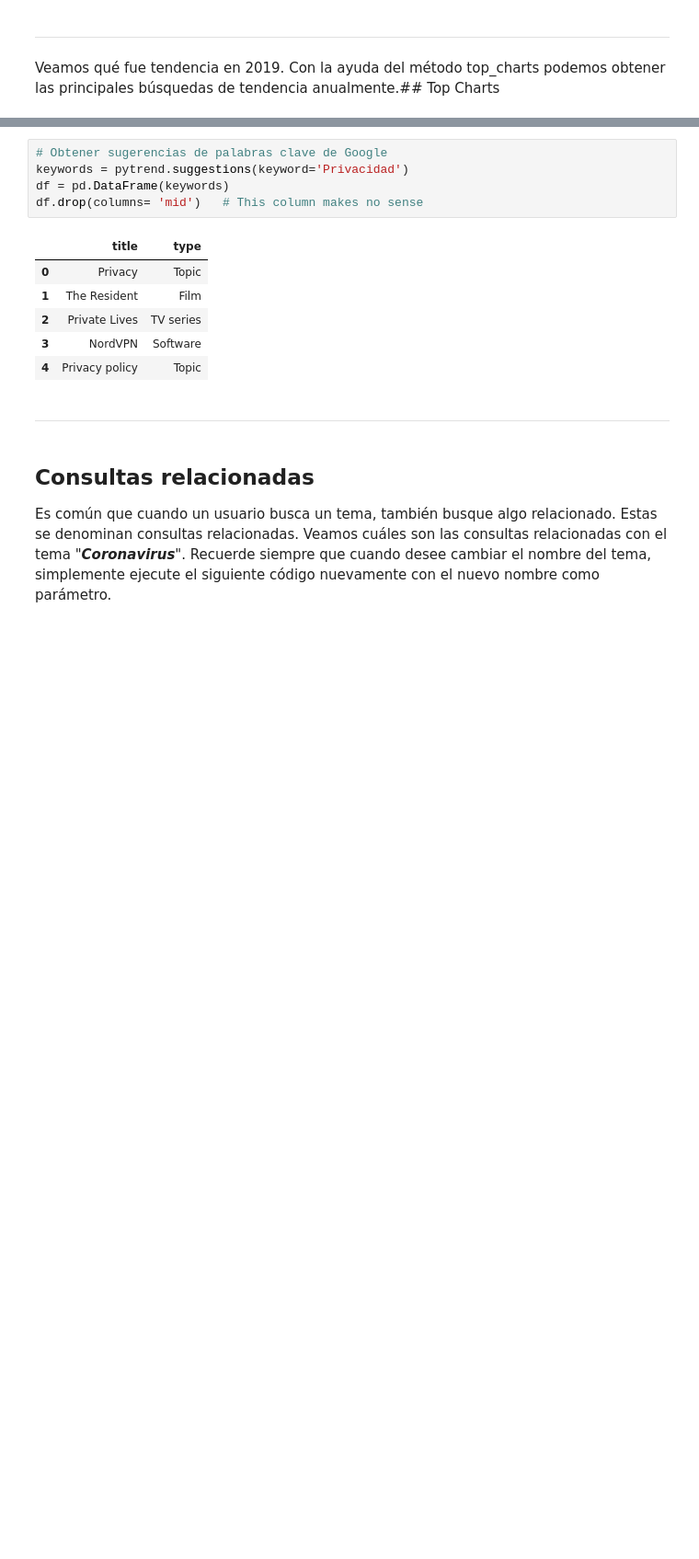
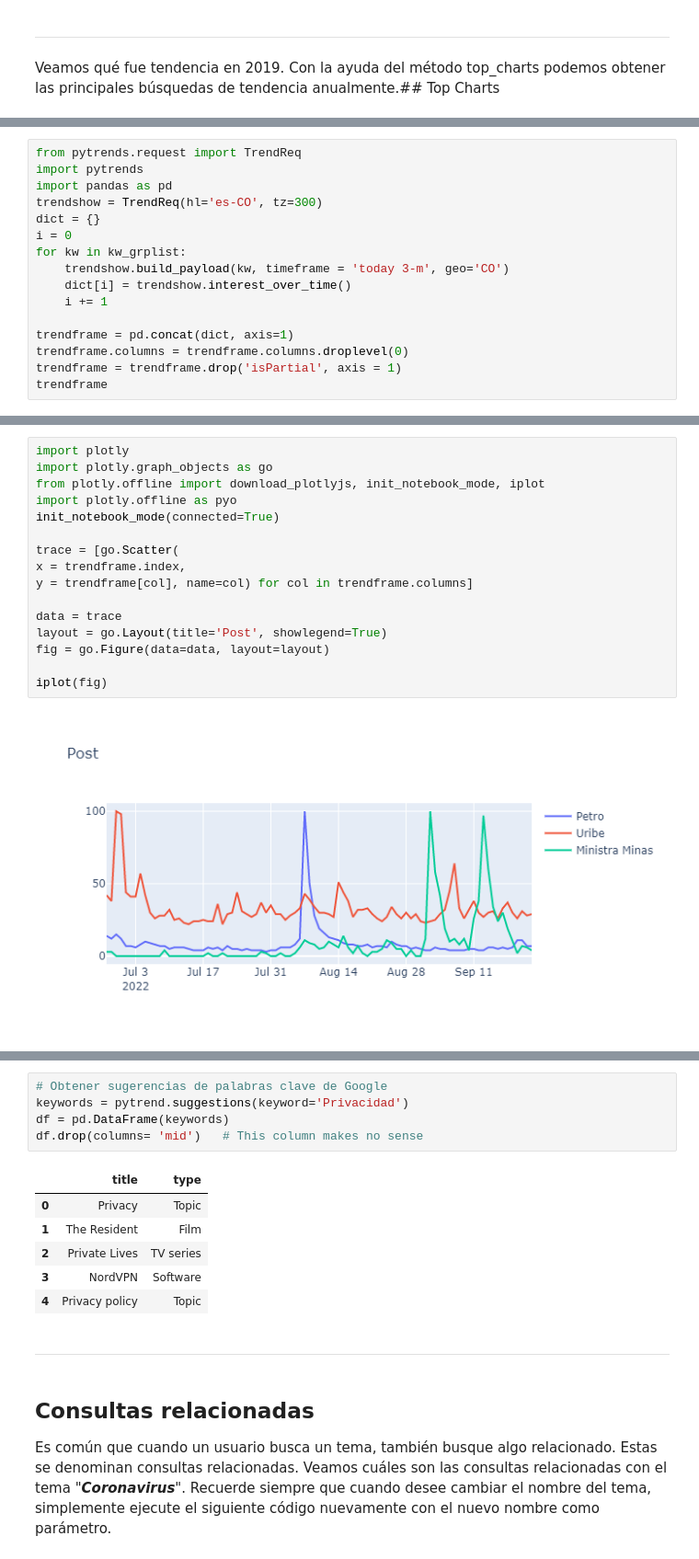
Before and after one commit to DEC-Datos-Etica-y-Comportamiento/Tutoriales, a Jupyter notebook: Google_Trends_API.ipynb, the cells around one changed output, grey strips where cells are left out. Shown: that part at 92% size. Cells and saved outputs as stored; diff of their text form; blank space fills up the shorter version.

```diff
--- a/Google_Trends_API.ipynb
+++ b/Google_Trends_API.ipynb
@@ -141,0 +266,16 @@ df.head()
+# %%
+from pytrends.request import TrendReq
+import pytrends
+import pandas as pd
+trendshow = TrendReq(hl='es-CO', tz=300)
+dict = {}
+i = 0
+for kw in kw_grplist:
+    trendshow.build_payload(kw, timeframe = 'today 3-m', geo='CO')
+    dict[i] = trendshow.interest_over_time()
+    i += 1
+
+trendframe = pd.concat(dict, axis=1)
+trendframe.columns = trendframe.columns.droplevel(0)
+trendframe = trendframe.drop('isPartial', axis = 1)
+trendframe
@@ -142,3 +297,21 @@ df.head()
+# %%
+import plotly
+import plotly.graph_objects as go
+from plotly.offline import download_plotlyjs, init_notebook_mode, iplot
+import plotly.offline as pyo
+init_notebook_mode(connected=True)
+
+trace = [go.Scatter(
+x = trendframe.index,
+y = trendframe[col], name=col) for col in trendframe.columns]
+
+data = trace
+layout = go.Layout(title='Post', showlegend=True)
+fig = go.Figure(data=data, layout=layout)
+
+iplot(fig)
+# %% [output]
+[figure, added]
 # %% [markdown]
 ## Sugerencias de palabras clave de Google
 
```
Also changed, not shown: parts of 29 cells of this notebook, 2 other files.
